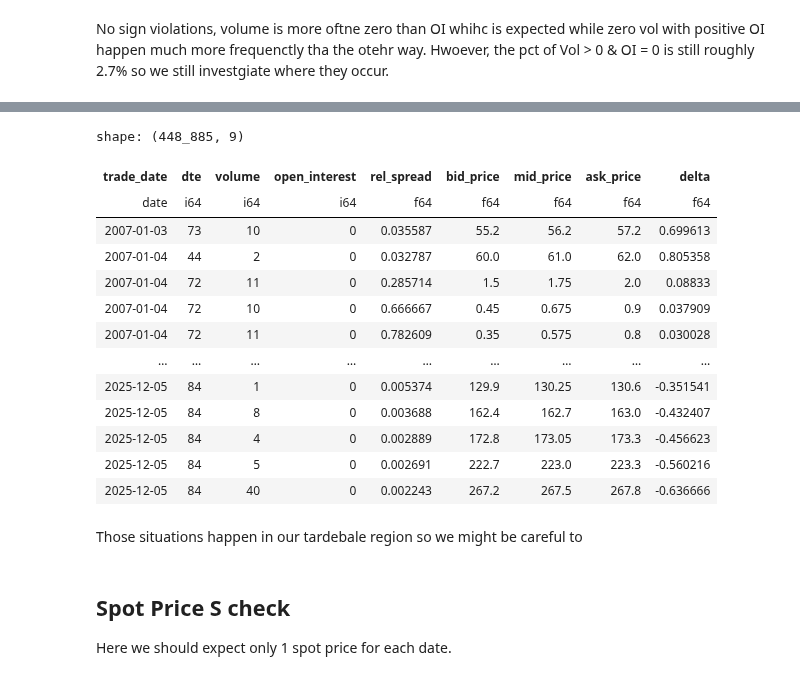
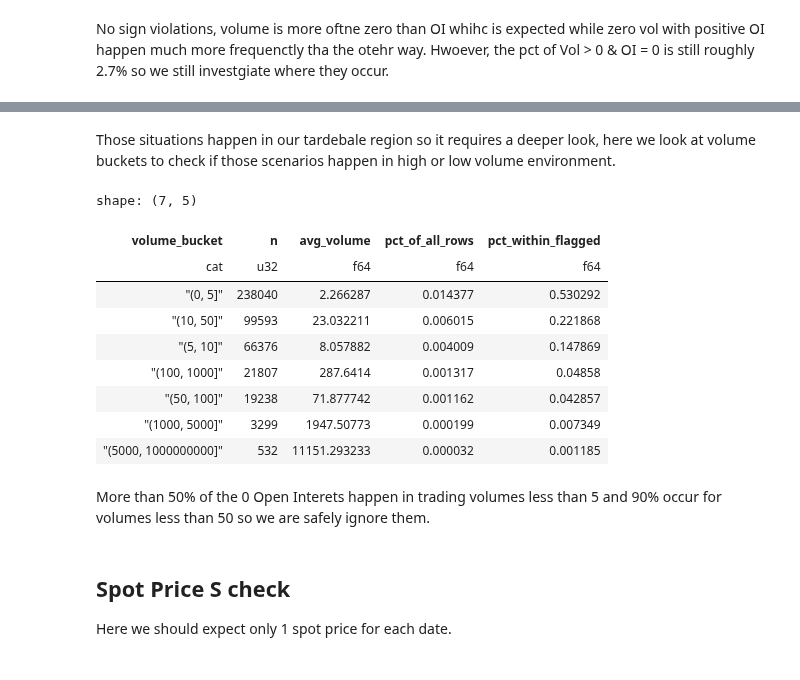
Before and after one commit to anthonymakarewicz/volatility-trading, a Jupyter notebook: notebooks/orats_spx_panel_eda_validation.ipynb, the cells around one changed output, grey strips where cells are left out. Cells and saved outputs as stored; diff of their text form; code cells hidden in the pictures.

```diff
--- a/notebooks/orats_spx_panel_eda_validation.ipynb
+++ b/notebooks/orats_spx_panel_eda_validation.ipynb
@@ -377,22 +395,40 @@ shape: (10, 3)
-# %%
-vol_oi_flags.filter(pl.col("is_pos_vol_zero_oi")).select(cols_quote_checks)
-# %% [output]
-shape: (448_885, 9)
-| trade_date | dte | volume | open_interest | rel_spread | bid_price | mid_price | ask_price | delta |
-| date | i64 | i64 | i64 | f64 | f64 | f64 | f64 | f64 |
-| 2007-01-03 | 73 | 10 | 0 | 0.035587 | 55.2 | 56.2 | 57.2 | 0.699613 |
-| 2007-01-04 | 44 | 2 | 0 | 0.032787 | 60.0 | 61.0 | 62.0 | 0.805358 |
-| 2007-01-04 | 72 | 11 | 0 | 0.285714 | 1.5 | 1.75 | 2.0 | 0.08833 |
-| 2007-01-04 | 72 | 10 | 0 | 0.666667 | 0.45 | 0.675 | 0.9 | 0.037909 |
-| 2007-01-04 | 72 | 11 | 0 | 0.782609 | 0.35 | 0.575 | 0.8 | 0.030028 |
-| … | … | … | … | … | … | … | … | … |
-| 2025-12-05 | 84 | 1 | 0 | 0.005374 | 129.9 | 130.25 | 130.6 | -0.351541 |
-| 2025-12-05 | 84 | 8 | 0 | 0.003688 | 162.4 | 162.7 | 163.0 | -0.432407 |
-| 2025-12-05 | 84 | 4 | 0 | 0.002889 | 172.8 | 173.05 | 173.3 | -0.456623 |
-| 2025-12-05 | 84 | 5 | 0 | 0.002691 | 222.7 | 223.0 | 223.3 | -0.560216 |
-| 2025-12-05 | 84 | 40 | 0 | 0.002243 | 267.2 | 267.5 | 267.8 | -0.636666 |
 # %% [markdown]
-Those situations happen in our tardebale region so we might be careful to
+Those situations happen in our tardebale region so it requires a deeper look, here we look at volume buckets to check if those scenarios happen in high or low volume environment.
+# %%
+volume_bins = [0, 5, 10, 50, 100, 1000, 5000, 1e9]
+n_total = vol_oi_summary.select("n_rows").item()
+
+vol_by_bucket = (
+    vol_oi_flags
+    .filter(pl.col("is_pos_vol_zero_oi"))
+    .with_columns(
+        volume_bucket = pl.col("volume").cut(volume_bins),
+    )
+    .group_by("volume_bucket")
+    .agg(
+        pl.len().alias("n"),
+        pl.col("volume").mean().alias("avg_volume"),
+        (pl.len() / pl.lit(n_total)).alias("pct_of_all_rows"),
+    )
+    .with_columns(
+        (pl.col("n") / pl.col("n").sum()).alias("pct_within_flagged")
+    ).sort("n", descending=True)
+)
+
+vol_by_bucket
+# %% [output]
+shape: (7, 5)
+| volume_bucket | n | avg_volume | pct_of_all_rows | pct_within_flagged |
+| cat | u32 | f64 | f64 | f64 |
+| "(0, 5]" | 238040 | 2.266287 | 0.014377 | 0.530292 |
+| "(10, 50]" | 99593 | 23.032211 | 0.006015 | 0.221868 |
+| "(5, 10]" | 66376 | 8.057882 | 0.004009 | 0.147869 |
+| "(100, 1000]" | 21807 | 287.6414 | 0.001317 | 0.04858 |
+| "(50, 100]" | 19238 | 71.877742 | 0.001162 | 0.042857 |
+| "(1000, 5000]" | 3299 | 1947.50773 | 0.000199 | 0.007349 |
+| "(5000, 1000000000]" | 532 | 11151.293233 | 0.000032 | 0.001185 |
+# %% [markdown]
+More than 50% of the 0 Open Interets happen in trading volumes less than 5 and 90% occur for volumes less than 50 so we are safely ignore them.
 # %% [markdown]
 ## Spot Price S check
 
```
Also changed, not shown: parts of 2 cells of this notebook.
